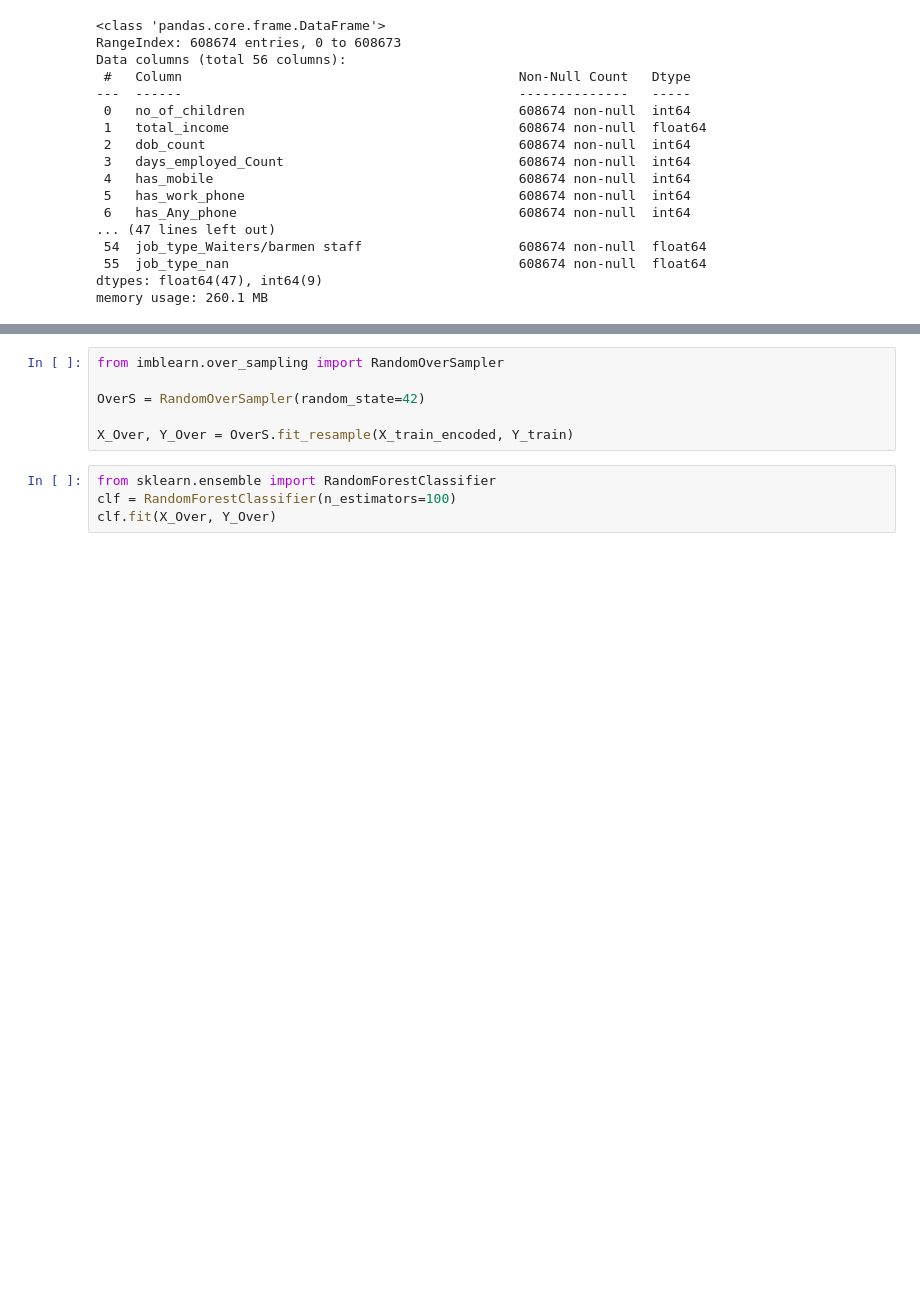
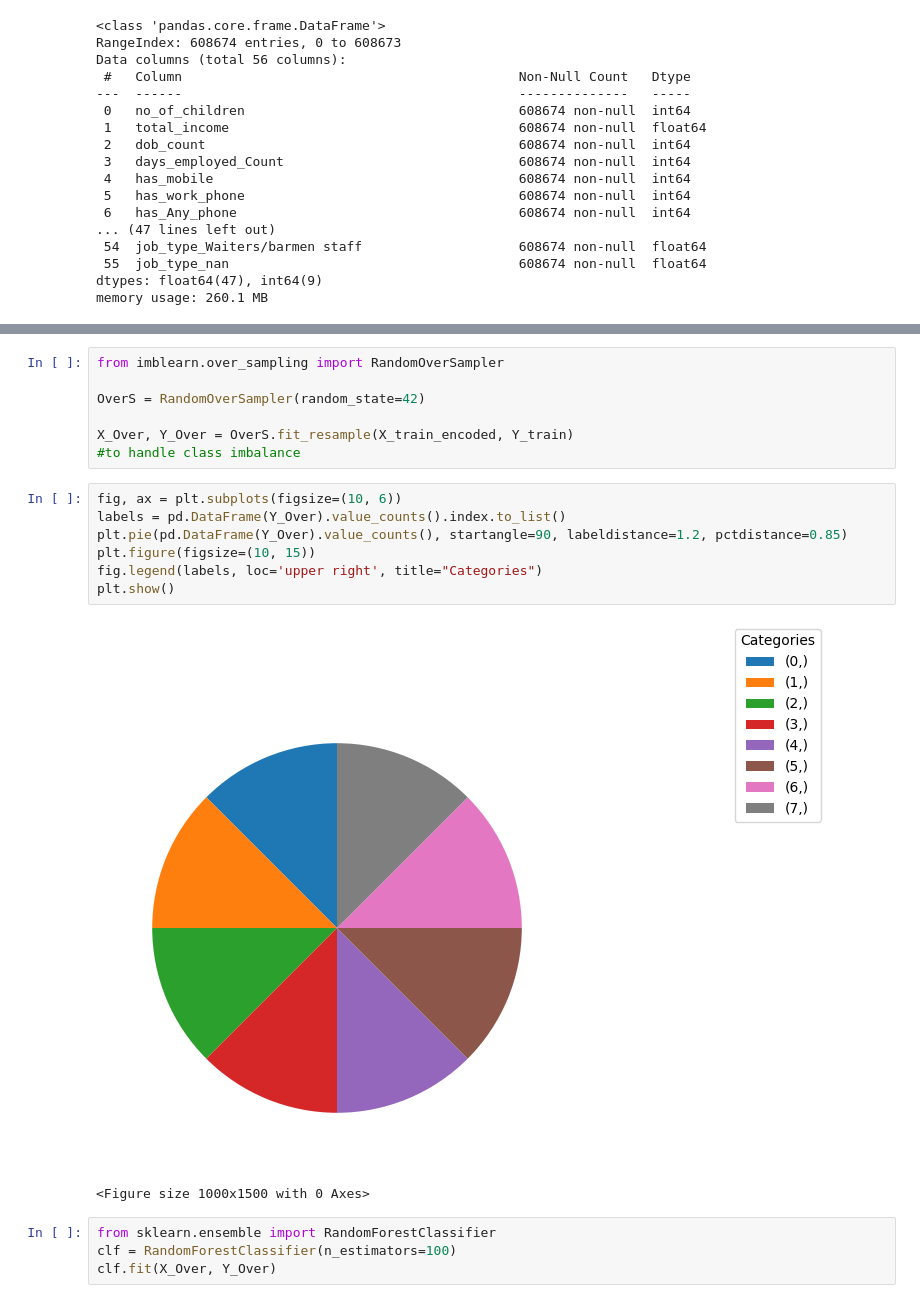
Before and after one commit to Omkardalvi01/Trees, a Jupyter notebook: RandomForest/random_forest.ipynb, the cells around one changed output, grey strips where cells are left out. Drawn from its saved outputs; the diff is of its cells as text; blank space fills up the shorter version.

```diff
--- a/RandomForest/random_forest.ipynb
+++ b/RandomForest/random_forest.ipynb
@@ -259,6 +274,17 @@ from imblearn.over_sampling import RandomOverSampler
 OverS = RandomOverSampler(random_state=42)
 
 X_Over, Y_Over = OverS.fit_resample(X_train_encoded, Y_train)
+#to handle class imbalance
+# %%
+fig, ax = plt.subplots(figsize=(10, 6))
+labels = pd.DataFrame(Y_Over).value_counts().index.to_list()
+plt.pie(pd.DataFrame(Y_Over).value_counts(), startangle=90, labeldistance=1.2, pctdistance=0.85)
+plt.figure(figsize=(10, 15))
+fig.legend(labels, loc='upper right', title="Categories")
+plt.show()
+# %% [output]
+[figure, added]
+<Figure size 1000x1500 with 0 Axes>
 # %%
 from sklearn.ensemble import RandomForestClassifier
 clf = RandomForestClassifier(n_estimators=100)
```
Also changed, not shown: parts of 5 cells of this notebook, 1 other file.
